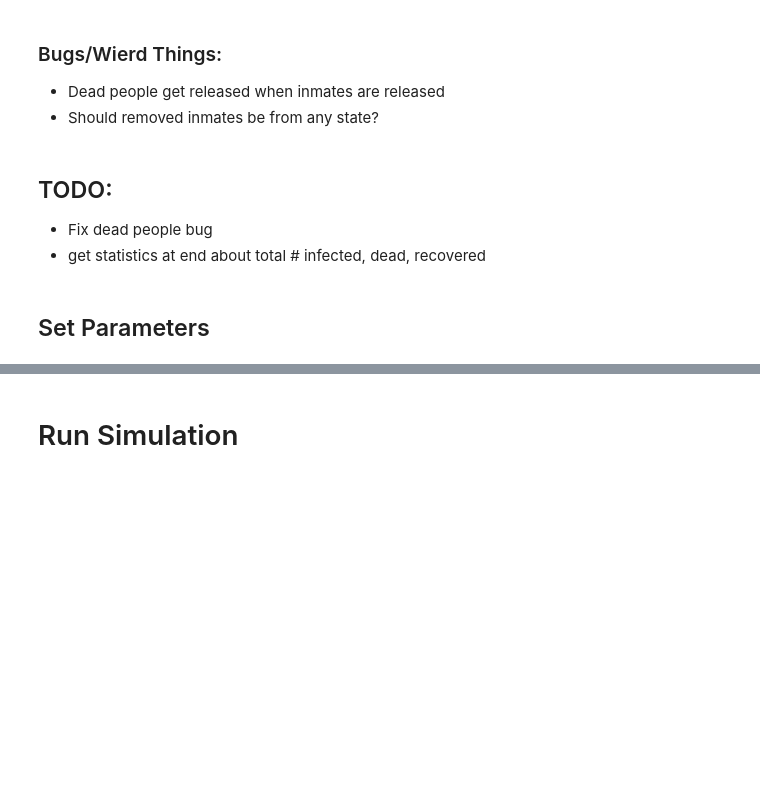
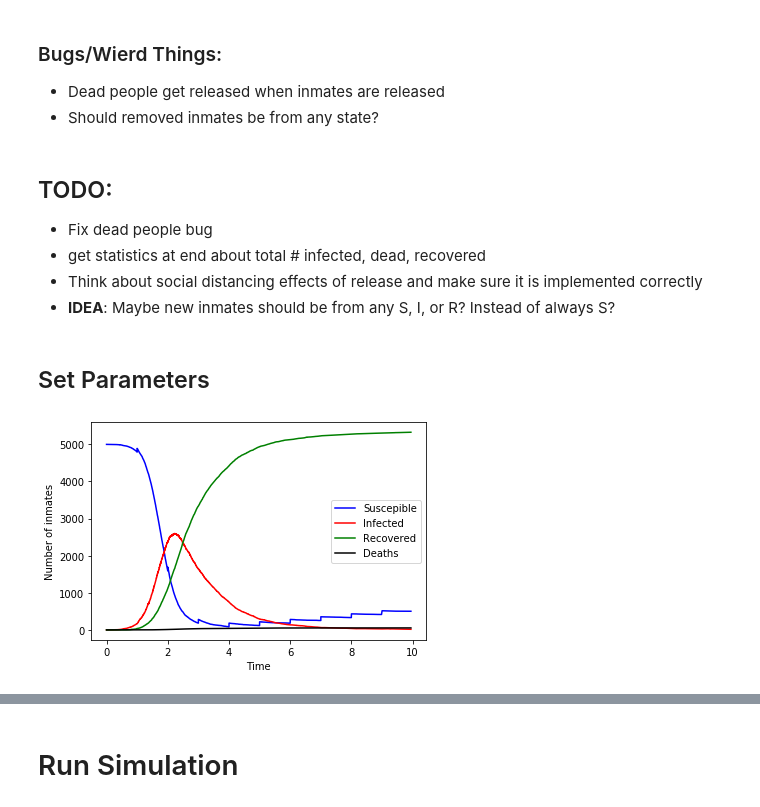
Before and after one commit to bwolfson97/UCLA-Networks-Final-Project, a Jupyter notebook: simulation_end_to_end.ipynb, the cells around one changed output, grey strips where cells are left out. Cells and saved outputs as stored; diff of their text form; code cells hidden in the pictures; blank space fills up the shorter version.

```diff
--- a/simulation_end_to_end.ipynb
+++ b/simulation_end_to_end.ipynb
@@ -36,6 +38,8 @@ Code adapted from first example found here: https://arxiv.org/pdf/2001.02436.pdf
 ## TODO:
 * Fix dead people bug
 * get statistics at end about total # infected, dead, recovered
+* Think about social distancing effects of release and make sure it is implemented correctly
+* **IDEA**: Maybe new inmates should be from any S, I, or R? Instead of always S?
 # %% [markdown]
 ## Set Parameters
 # %%
@@ -43,17 +47,21 @@ Code adapted from first example found here: https://arxiv.org/pdf/2001.02436.pdf
 N = 5000 # number of individuals
 kave = 100 # expected number of contacts per person
 p = kave / (N-1) # probability an edge is formed between any node and any other
+
+# Set simulation-specific parameters
+birth_number = 100 # number of new inmates at each time step
+
+release_number = 2000 # number of inmates released at times after next condition
+#number_of_infected_before_releases = 200 # number of infected inmates before releases begin
+release_time = 2
+
+death_rate = 0.01 # percent of recovered that die
+initial_infected = [0] # initial nodes that are infected
+
+tau = 0.05 # transmission rate
+gamma = 1. # recovery rate
+max_time = 10 # how many time steps to run simulation
-# %%
-# Set simulation-specific parameters
-birth_number = 0 # number of new inmates at each time step
-
-release_number = 0 # number of inmates released at times after next condition
-#number_of_infected_before_releases = 200 # number of infected inmates before releases begin
-release_time = 3
-
-death_rate = 0.01 # percent of recovered that die
-initial_infected = [0] # initial nodes that are infected
-
-tau = 0.05 # transmission rate
-gamma = 1.0 # recovery rate
-max_time = 10 # how many time steps to run simulation
+# %%
+end_to_end(birth_number, 0, release_time)
+# %% [output]
+[figure, added]
```
Also changed, not shown: parts of 11 cells of this notebook.
